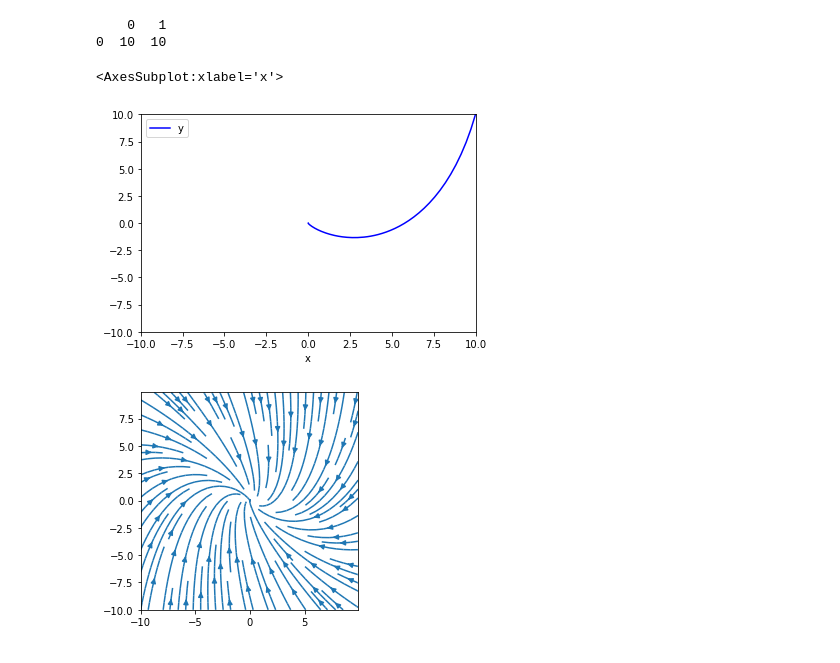
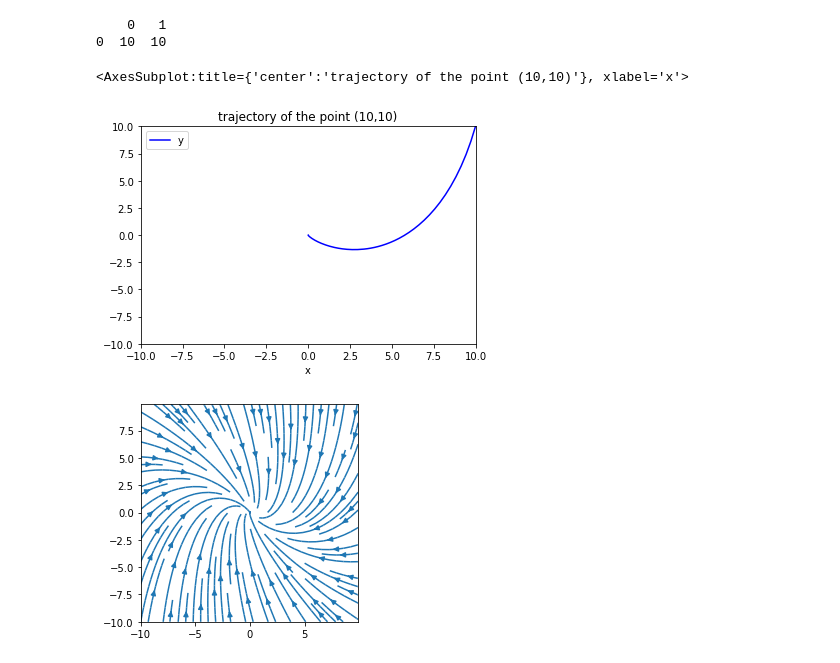
Before and after one commit to sonmikrafft-uni-MLCMS/ex5, a Jupyter notebook: task_2.ipynb, the cells around one changed output. Saved outputs shown, nothing was run; the diff lists cells and outputs as text; code cells hidden in the pictures.

```diff
--- a/task_2.ipynb
+++ b/task_2.ipynb
@@ -180,16 +180,14 @@ print(initial)
 0  10  10
 # %%
 # plot trajectory of initial point (10,10)
-x_1_head = vf.solve_ode(time, A_T.to_numpy(), initial)
+x_1_head = vf.solve_ode_linear(time, A_T.to_numpy(), initial)
 
 df = pd.DataFrame(data=x_1_head, columns=x_1.columns)
 
-df.plot(kind = 'line', x = 'x', y = 'y', title=''
-                                               ''
-                                               '', color='b', xlim=(-10,10), ylim=(-10,10))
+df.plot(kind = 'line', x = 'x', y = 'y', title='trajectory of the point (10,10)', color='b', xlim=(-10,10), ylim=(-10,10))
 # %% [output]
-<AxesSubplot:xlabel='x'>
+<AxesSubplot:title={'center':'trajectory of the point (10,10)'}, xlabel='x'>
-[figure, old version]
+[figure, new version]
 # %%
 x1 = np.arange(-10, 10, 0.1)
 x2 = np.arange(-10, 10, 0.1)
```
Also changed, not shown: parts of 2 cells of this notebook, 1 other file.
